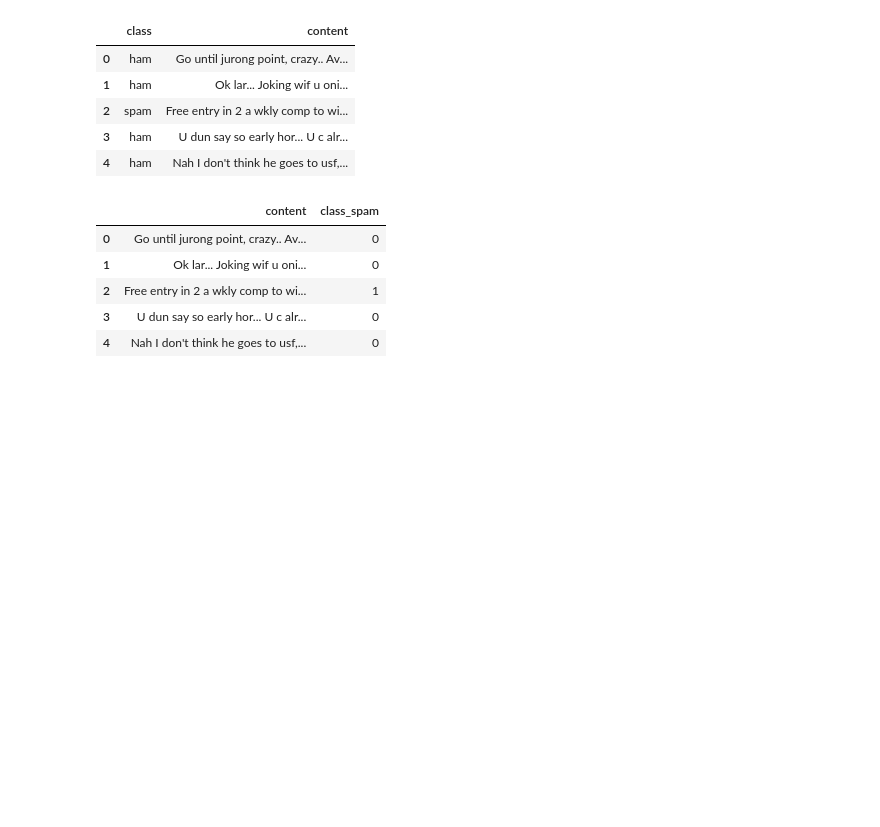
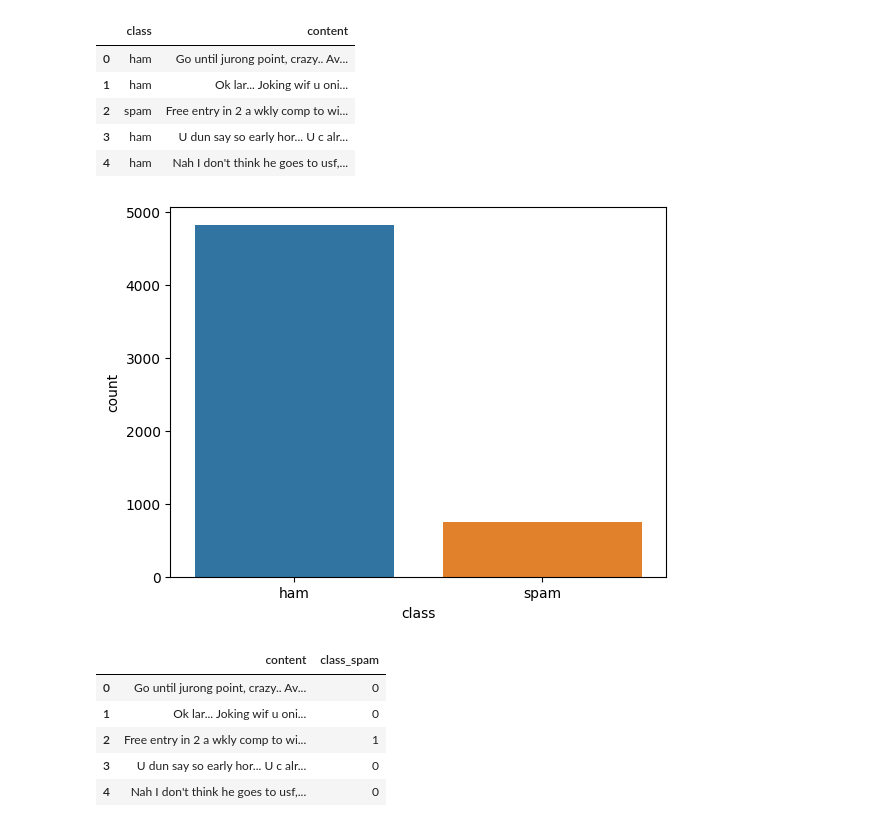
Before and after one commit to VineelaNedunuri/Machine-Learning-vineela-nedunuri, a Jupyter notebook: code-alongs/Lec12-Naive_bayes.ipynb, the cells around one changed output. Drawn from its saved outputs; the diff is of its cells as text; code cells hidden in the pictures; blank space fills up the shorter version.

```diff
--- a/code-alongs/Lec12-Naive_bayes.ipynb
+++ b/code-alongs/Lec12-Naive_bayes.ipynb
@@ -73,6 +68,11 @@ df_no_NaN.head()
 | 2 | spam | Free entry in 2 a wkly comp to wi... |
 | 3 | ham | U dun say so early hor... U c alr... |
 | 4 | ham | Nah I don't think he goes to usf,... |
+# %%
+# check balance of spam/ham - this is an unbalanced dataset
+sns.countplot(data = df_no_NaN, x = "class");
+# %% [output]
+[figure, added]
 # %%
 df = pd.get_dummies(df_no_NaN, columns = ["class"], drop_first=True)
 df.head()
```
Also changed, not shown: parts of 22 cells of this notebook.
